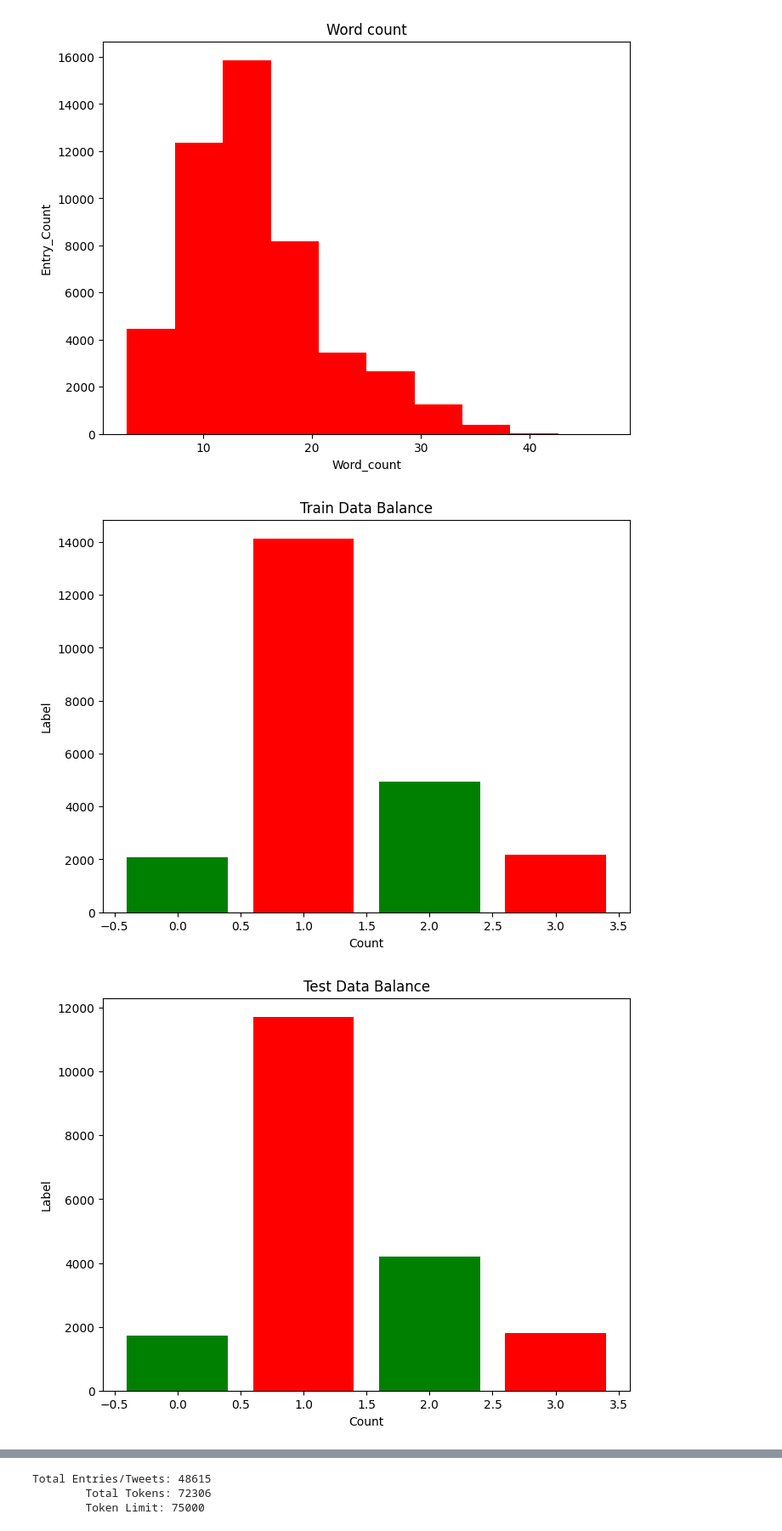
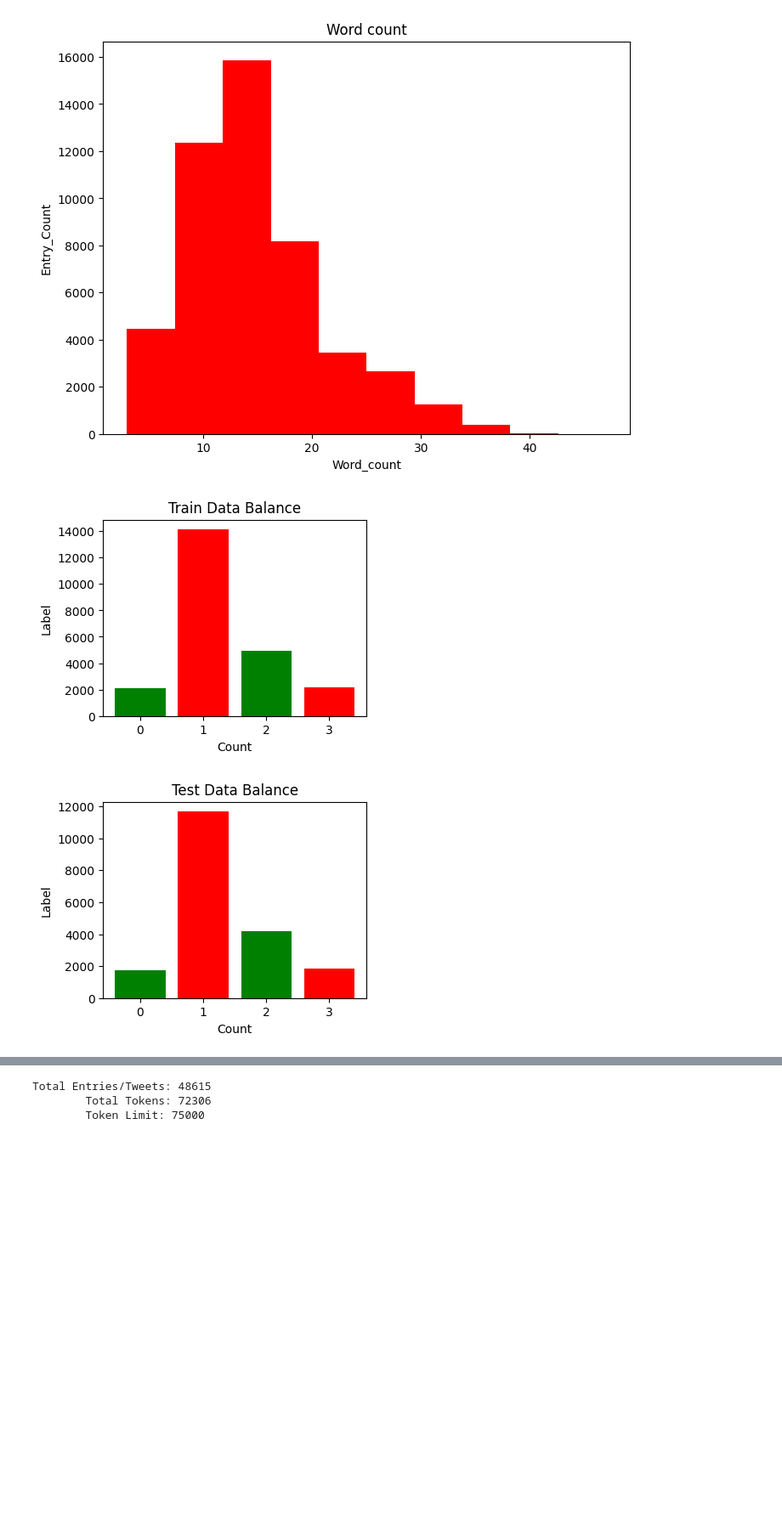
Before and after one commit to aviral1599/Web-GIS, a Jupyter notebook: NLP_Models/lstm category.ipynb, the cells around one changed output, grey strips where cells are left out. Shown: that part at 85% size. Saved outputs shown, nothing was run; the diff lists cells and outputs as text; code cells hidden in the pictures; blank space fills up the shorter version.

```diff
--- a/NLP_Models/lstm category.ipynb
+++ b/NLP_Models/lstm category.ipynb
@@ -174,29 +188,29 @@ Preprocessor.set_max_seq_length(MAX_SEQUENCE_LENGTH)
 # %%
 x_train_val,x_test,y_train_val,y_test = train_test_split(filtered_df['text'], filtered_df['label'], test_size=TEST_SIZE,shuffle=True)
 x_train,x_val,y_train,y_val = train_test_split(x_train_val, y_train_val, test_size=VALIDATION_SIZE,shuffle=True)
 
 train_label_counts = y_train.value_counts()
 test_label_counts = y_test.value_counts()
 val_label_counts = y_val.value_counts()
 
-plt.figure(figsize=(8, 6))
+plt.figure(figsize=(4, 3))
 plt.bar(train_label_counts.index, train_label_counts, color=['red', 'green'])
 plt.xlabel('Count')
 plt.ylabel('Label')
 plt.title('Train Data Balance')
 plt.show()
-plt.figure(figsize=(8, 6))
+plt.figure(figsize=(4, 3))
 plt.bar(test_label_counts.index, test_label_counts, color=['red', 'green'])
 plt.xlabel('Count')
 plt.ylabel('Label')
 plt.title('Test Data Balance')
 plt.show()
-plt.figure(figsize=(8, 6))
+plt.figure(figsize=(4, 3))
 plt.bar(val_label_counts.index, val_label_counts, color=['red', 'green'])
 plt.xlabel('Count')
 plt.ylabel('Label')
 plt.title('Validation Data Balance')
 plt.show()
 # %% [output]
-[figure, old version]
+[figure, new version]
-[figure, old version]
+[figure, new version]
```
Also changed, not shown: parts of 8 cells of this notebook, 7 other files.
